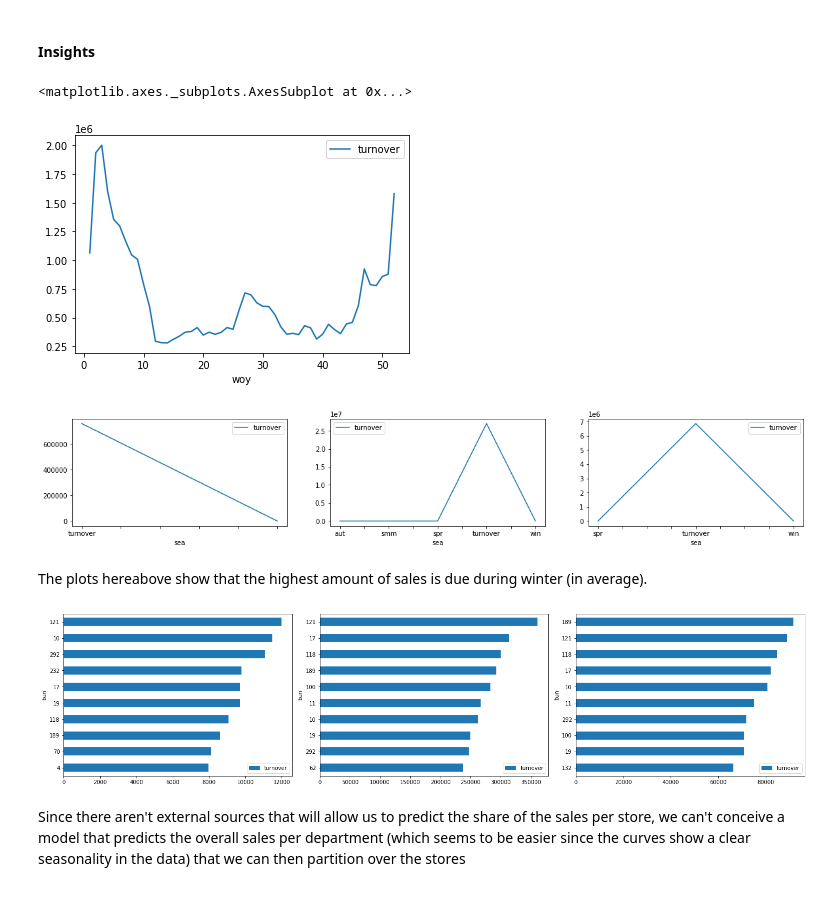
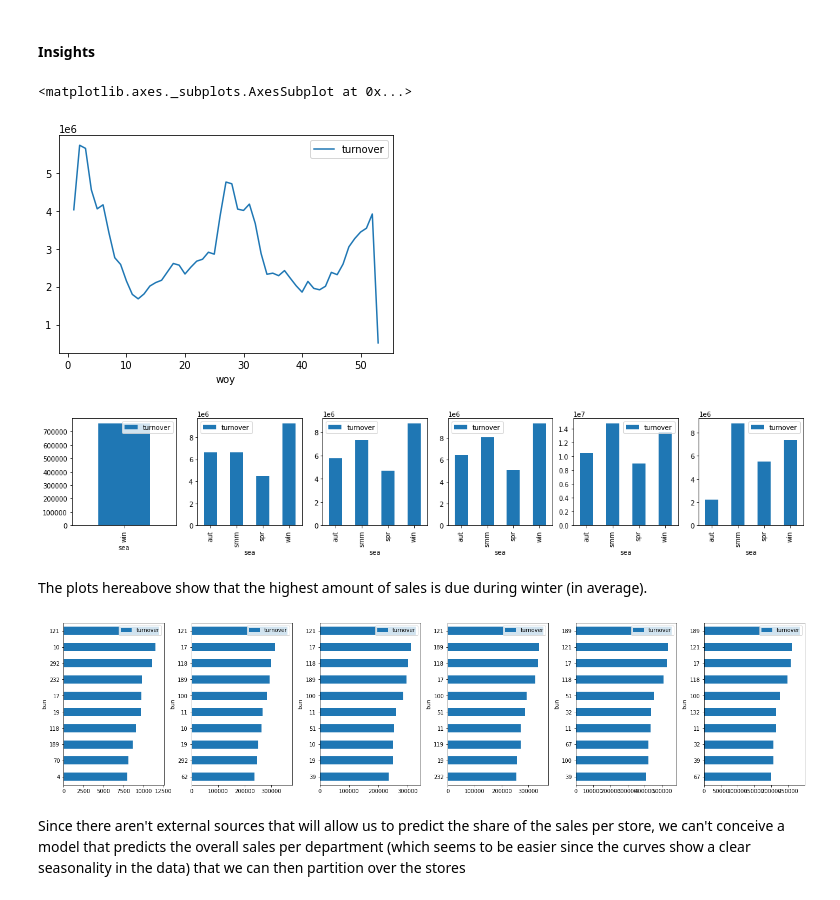
Before and after one commit to YKritet/Decathlon_ML_test, a Jupyter notebook: notebook.ipynb, the cells around one changed output. Drawn from its saved outputs; the diff is of its cells as text; code cells hidden in the pictures.

```diff
--- a/notebook.ipynb
+++ b/notebook.ipynb
@@ -174,7 +176,3 @@ While a model that uses the numerical features of the training data is logically
-# %%
-limit_row = int(322*4*52)
-df_train.loc[:, 'day_id'] = pd.to_datetime(df_train['day_id'])
-df_train = df_train.sort_values(by='day_id').iloc[:limit_row,:]
 # %% [markdown]
 ## Preprocess data
 # %%
@@ -331,16 +335,16 @@ With no special geographic distribution of the business units in France, we can'
 df_train.loc[:, ['woy', 'turnover']].groupby('woy').sum().plot(y='turnover')
 # %% [output]
 <matplotlib.axes._subplots.AxesSubplot at 0x...>
-[figure, old version]
+[figure, new version]
 # %%
 fig, axes = plt.subplots(nrows=1, ncols=len(years), figsize=(20,3))
 sample_test = df_train.copy()
-sample_test.loc[:, 'sea'] = sample_test[['win', 'spr', 'smm', 'aut', 'turnover']].fillna(0).idxmax(1)
+sample_test.loc[:, 'sea'] = sample_test[['win', 'spr', 'smm', 'aut']].fillna(0).idxmax(1)
 
 for i, year in enumerate(years):
-    sample_test.loc[sample_test['year']==year, ['sea', 'turnover']].groupby('sea').sum().plot(ax=axes[i], y='turnover')
+    sample_test.loc[sample_test['year']==year, ['sea', 'turnover']].groupby('sea').sum().plot(ax=axes[i], y='turnover', kind='bar')
 # %% [output]
-[figure, old version]
+[figure, new version]
 # %% [markdown]
 The plots hereabove show that the highest amount of sales is due during winter (in average).
 # %%
@@ -351,7 +355,7 @@ for i, year in enumerate(years):
     sample = df_train.loc[df_train['year']==year, ['bun', 'turnover']].groupby('bun').sum().reset_index()
     sample.sort_values(by='turnover').tail(10).plot.barh(x='bun', y='turnover', ax=axes[i])
 # %% [output]
-[figure, old version]
+[figure, new version]
 # %% [markdown]
 Since there aren't external sources that will allow us to predict the share of the sales per store, we can't conceive a model that predicts the overall sales per department (which seems to be easier since the curves show a clear seasonality in the data) that we can then partition over the stores
 # %%
```
Also changed, not shown: parts of 66 cells of this notebook.
